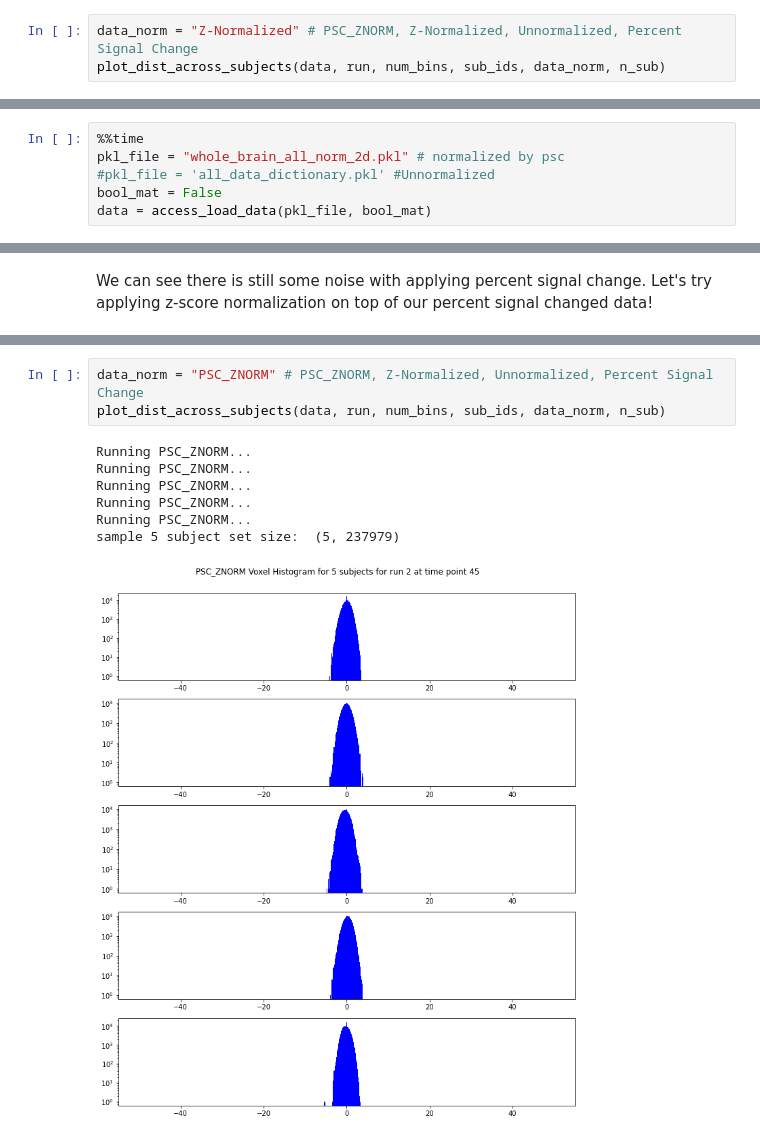
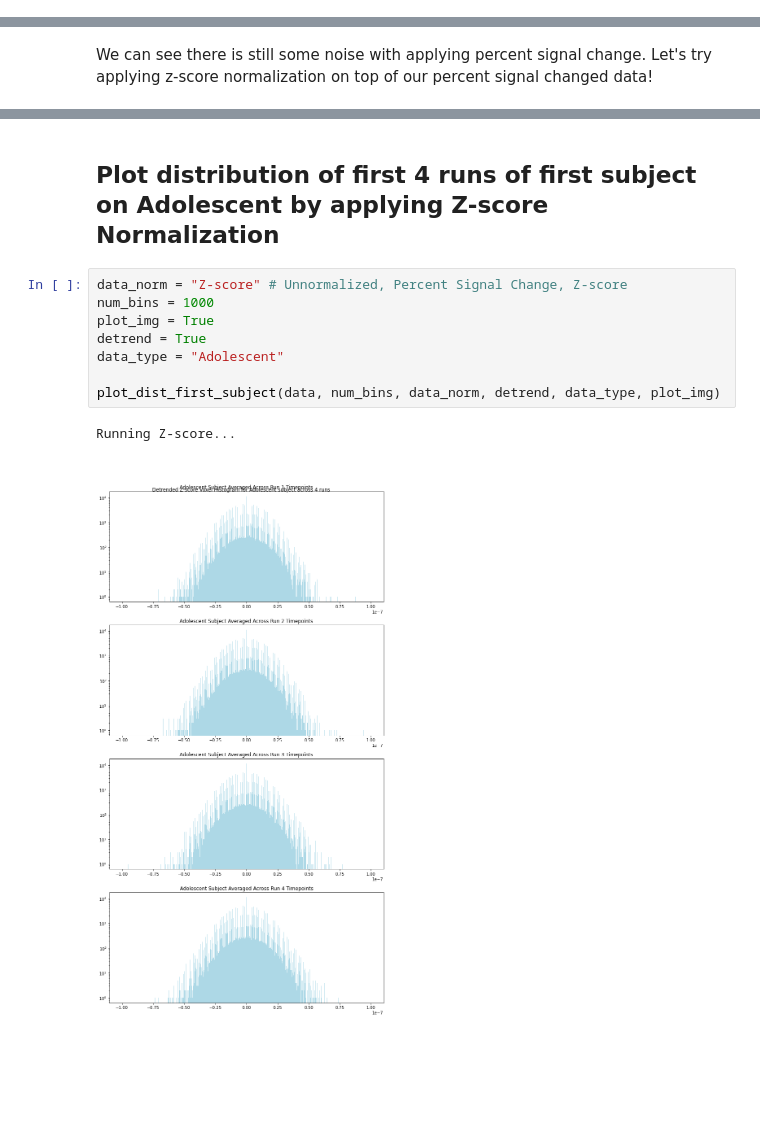
Before and after one commit to staceybeck/teambrainiac, a Jupyter notebook: source/group_svm/Explore_data.ipynb, the cells around one changed output, grey strips where cells are left out. Cells and saved outputs as stored; diff of their text form; blank space fills up the shorter version.

Commit message:
Completed Normalization notebook with Detrending

```diff
--- a/source/group_svm/Explore_data.ipynb
+++ b/source/group_svm/Explore_data.ipynb
@@ -130,3 +49,0 @@ We can see that our data is not fitting a normal distribution so let's see how a
-# %%
-data_norm = "Z-Normalized" # PSC_ZNORM, Z-Normalized, Unnormalized, Percent Signal Change
-plot_dist_across_subjects(data, run, num_bins, sub_ids, data_norm, n_sub)
@@ -152,6 +49,0 @@ It appears that normalizing per subject per run looks closer to a normal distrib
-# %%
-%%time
-pkl_file = "whole_brain_all_norm_2d.pkl" # normalized by psc
-#pkl_file = 'all_data_dictionary.pkl' #Unnormalized
-bool_mat = False
-data = access_load_data(pkl_file, bool_mat)
@@ -187,11 +400,13 @@ We can see there is still some noise with applying percent signal change. Let's
+# %% [markdown]
+## Plot distribution of first 4 runs of first subject on Adolescent by applying Z-score Normalization
 # %%
-data_norm = "PSC_ZNORM" # PSC_ZNORM, Z-Normalized, Unnormalized, Percent Signal Change
-plot_dist_across_subjects(data, run, num_bins, sub_ids, data_norm, n_sub)
+data_norm = "Z-score" # Unnormalized, Percent Signal Change, Z-score
+num_bins = 1000
+plot_img = True
+detrend = True
+data_type = "Adolescent"
+
+plot_dist_first_subject(data, num_bins, data_norm, detrend, data_type, plot_img)
 # %% [output]
-Running PSC_ZNORM...
-Running PSC_ZNORM...
-Running PSC_ZNORM...
-Running PSC_ZNORM...
-Running PSC_ZNORM...
-sample 5 subject set size:  (5, 237979)
+Running Z-score...
-[figure, old version]
+[figure, new version]
```
Also changed, not shown: parts of 54 cells of this notebook.
